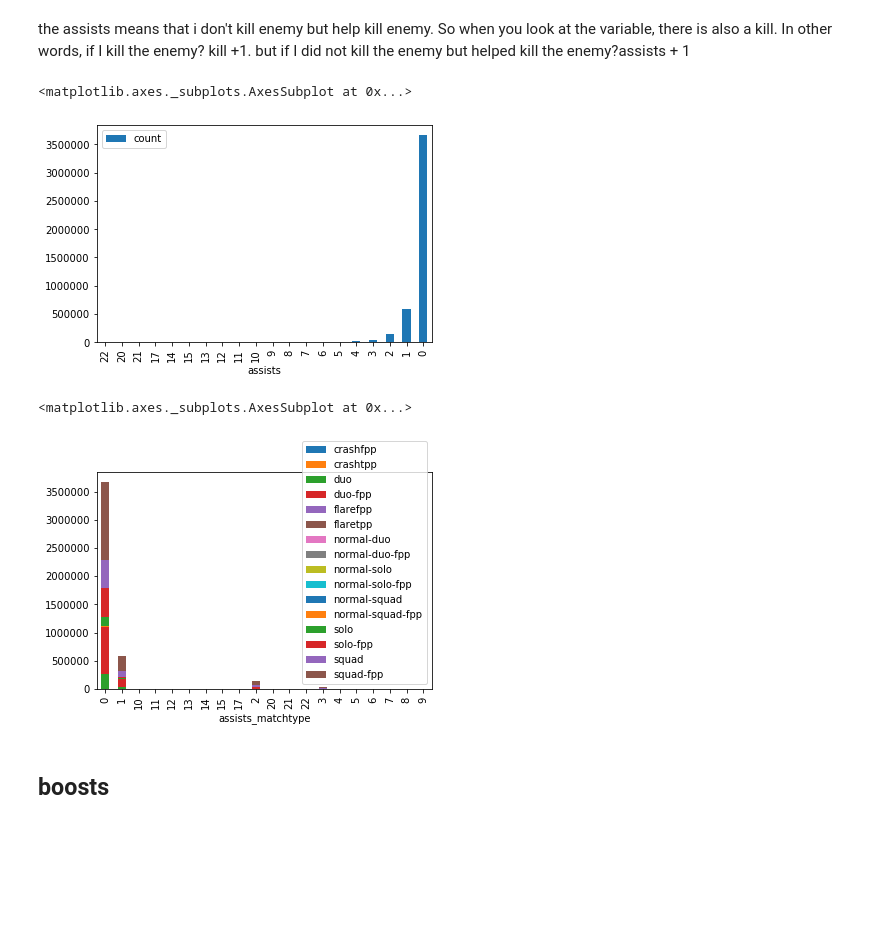
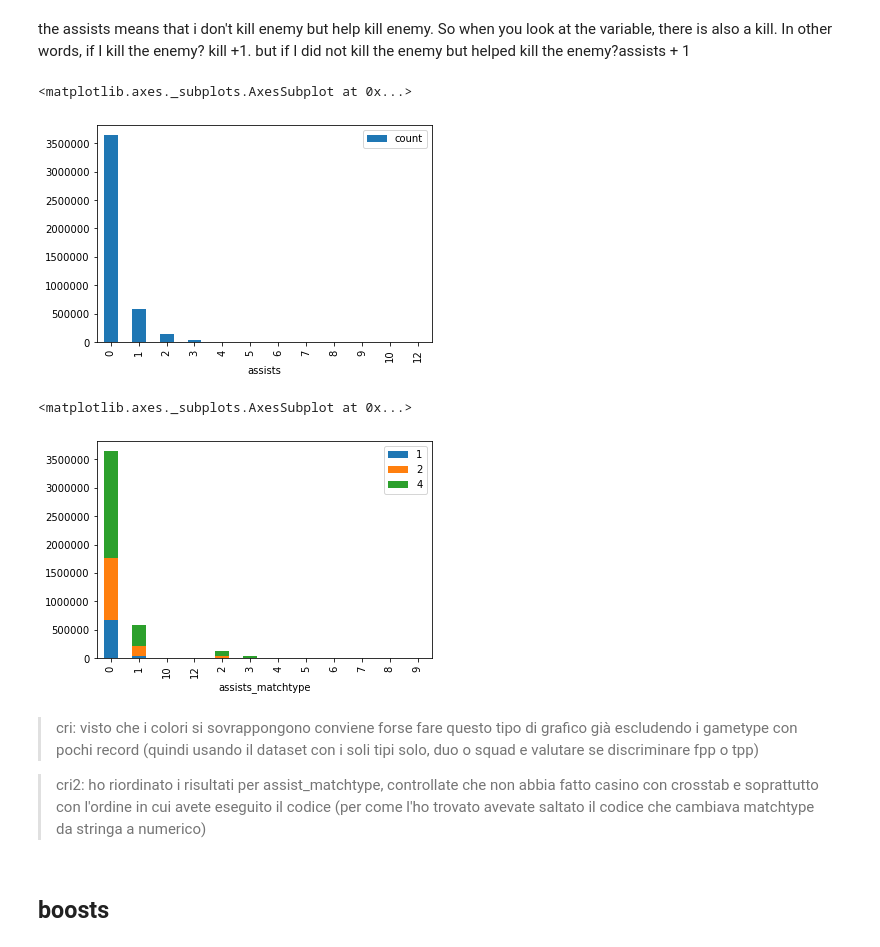
Before and after one commit to Checco9811/Distributed-Data-Analysis-and-Mining, a Jupyter notebook: General Preprocessing.ipynb, the cells around one changed output. Cells and saved outputs as stored; diff of their text form; code cells hidden in the pictures; blank space fills up the shorter version.

```diff
--- a/General Preprocessing.ipynb
+++ b/General Preprocessing.ipynb
@@ -331,16 +446,20 @@ matchID: ID to identify match.
 # %% [markdown]
 the assists means that i don't kill enemy but help kill enemy. So when you look at the variable, there is also a kill. In other words, if I kill the enemy? kill +1. but if I did not kill the enemy but helped kill the enemy?assists + 1
 # %%
-data.groupBy('assists').count().orderBy('count').toPandas().set_index('assists').plot(kind='bar')
+data.groupBy('assists').count().orderBy(col('count').desc()).toPandas().set_index('assists').plot(kind='bar')
 # %% [output]
 <matplotlib.axes._subplots.AxesSubplot at 0x...>
-[figure, old version]
+[figure, new version]
 # %%
-cross_tab = data.crosstab('assists', 'matchtype').toPandas().set_index('assists_matchtype')
+cross_tab = data.crosstab('assists', 'matchtype').toPandas().sort_values(by=["assists_matchtype"]).set_index('assists_matchtype')
 cross_tab.plot.bar(stacked=True)
 # %% [output]
 <matplotlib.axes._subplots.AxesSubplot at 0x...>
-[figure, old version]
+[figure, new version]
+# %% [markdown]
+> cri: visto che i colori si sovrappongono conviene forse fare questo tipo di grafico già escludendo i gametype con pochi record (quindi usando il dataset con i soli tipi solo, duo o squad e valutare se discriminare fpp o tpp)
+
+> cri2: ho riordinato i risultati per assist_matchtype, controllate che non abbia fatto casino con crosstab e soprattutto con l'ordine in cui avete eseguito il codice (per come l'ho trovato avevate saltato il codice che cambiava matchtype da stringa a numerico)
 # %% [markdown]
 ## boosts
 # %% [markdown]
```
Also changed, not shown: parts of 27 cells of this notebook.
